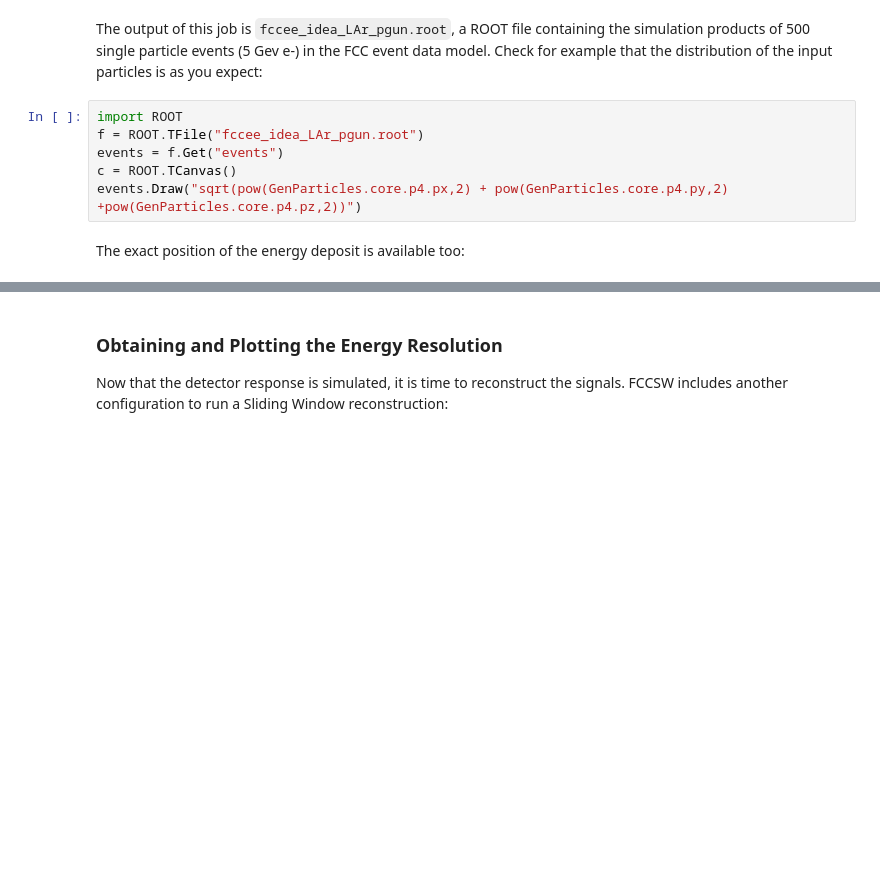
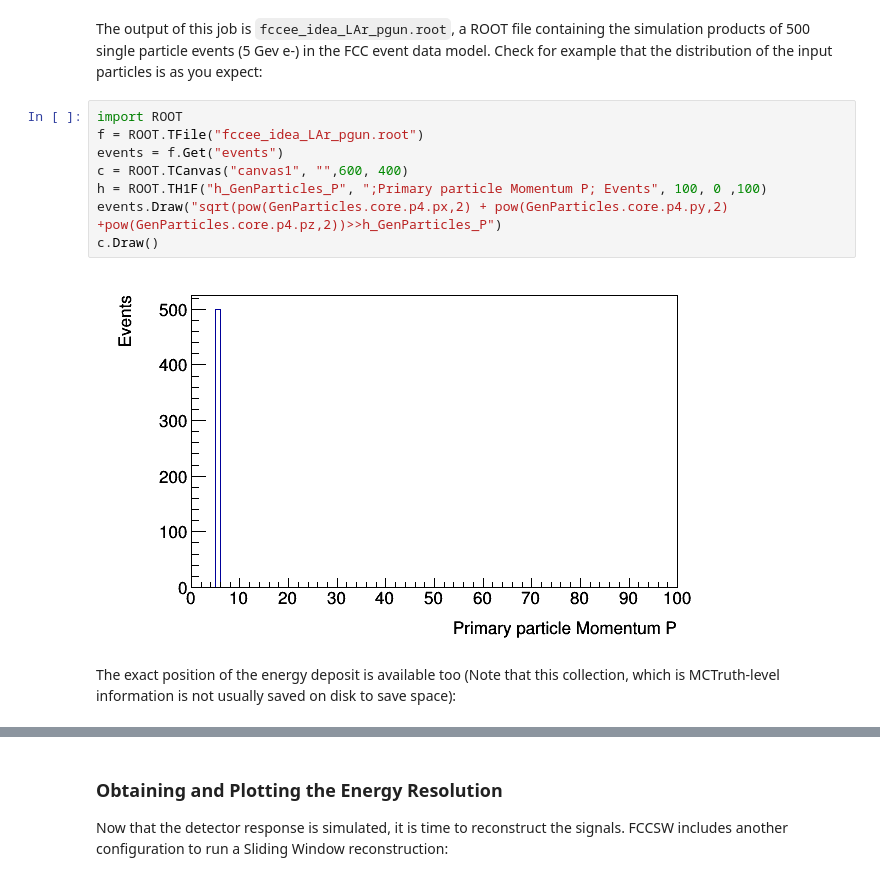
Before and after one commit to HEP-FCC/fcc-tutorials, a Jupyter notebook: notebooks/FccCaloPerformance.ipynb, the cells around one changed output, grey strips where cells are left out. Cells and saved outputs as stored; diff of their text form; blank space fills up the shorter version.

```diff
--- a/notebooks/FccCaloPerformance.ipynb
+++ b/notebooks/FccCaloPerformance.ipynb
@@ -109,9 +134,13 @@ Check for example that the distribution of the input particles is as you expect:
 # %%
 import ROOT
 f = ROOT.TFile("fccee_idea_LAr_pgun.root")
 events = f.Get("events")
-c = ROOT.TCanvas()
-events.Draw("sqrt(pow(GenParticles.core.p4.px,2) + pow(GenParticles.core.p4.py,2) +pow(GenParticles.core.p4.pz,2))")
+c = ROOT.TCanvas("canvas1", "",600, 400)
+h = ROOT.TH1F("h_GenParticles_P", ";Primary particle Momentum P; Events", 100, 0 ,100)
+events.Draw("sqrt(pow(GenParticles.core.p4.px,2) + pow(GenParticles.core.p4.py,2) +pow(GenParticles.core.p4.pz,2))>>h_GenParticles_P")
+c.Draw()
+# %% [output]
+[figure, added]
 # %% [markdown]
-The exact position of the energy deposit is available too:
+The exact position of the energy deposit is available too (Note that this collection, which is MCTruth-level information is not usually saved on disk to save space):
 # %%
```
Also changed, not shown: parts of 17 cells of this notebook, 1 other file.
